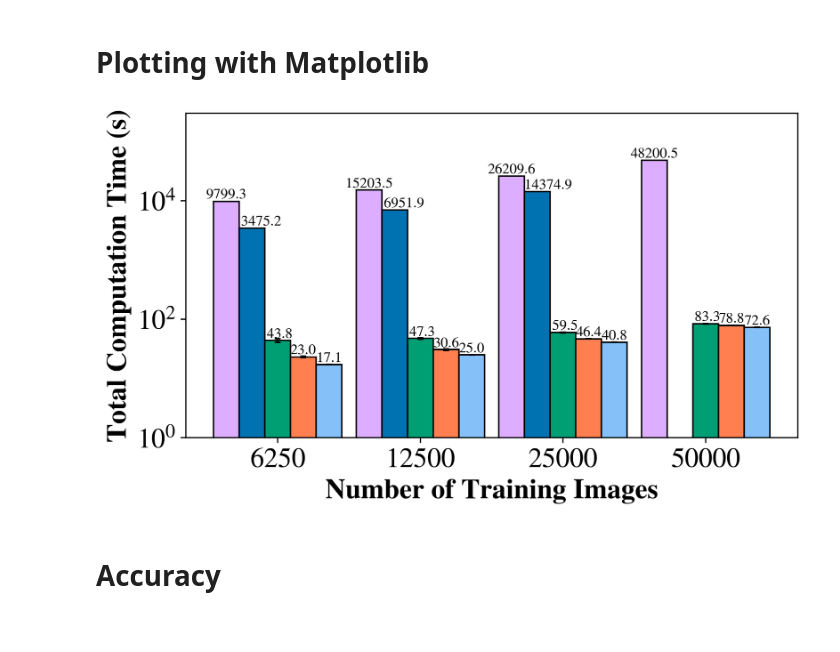
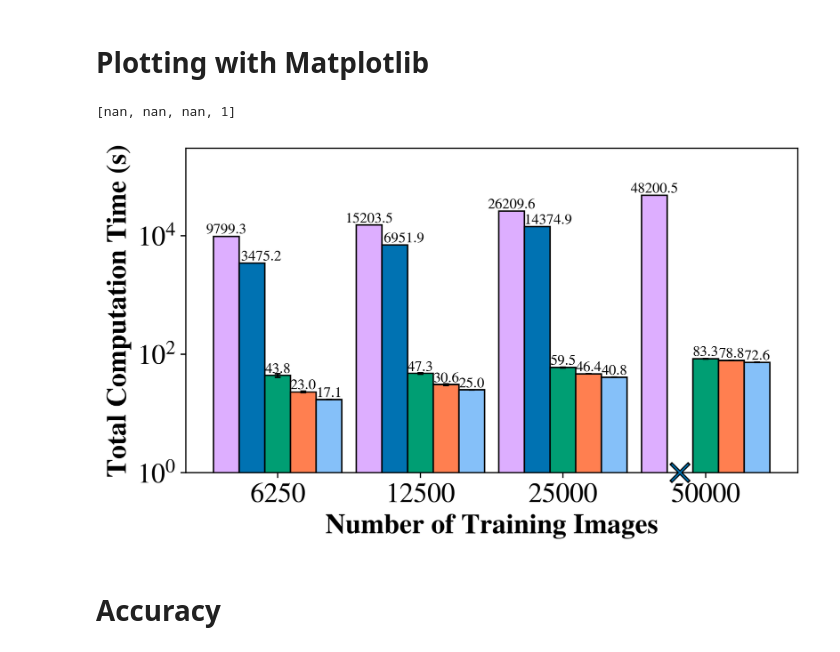
Before and after one commit to Dumplingz/data-pooling-experiments, a Jupyter notebook: data_analysis/cifar_datasize_data_parsing.ipynb, the cells around one changed output. Cells and saved outputs as stored; diff of their text form; code cells hidden in the pictures.

Commit message:
finish plots

```diff
--- a/data_analysis/cifar_datasize_data_parsing.ipynb
+++ b/data_analysis/cifar_datasize_data_parsing.ipynb
@@ -59,8 +59,11 @@ sf_data = pd.read_csv('../secretflow-experiments/cifar_2p_datasize.csv', header=
 # total_duration, batch_size, data_size, accuracy
 sf_data.columns = ['total_duration', 'batch_size', 'data_size', 'accuracy']
 
-mean_sf = sf_data.groupby('data_size')['total_duration'].mean()
-print(mean_sf)
+sf_medians = sf_data.groupby('data_size')['total_duration'].median()
+# append a nan for 50k datasize (oom error)
+sf_medians = sf_medians.reindex(list(sf_medians.index) + [50000])
+sf_medians.loc[50000] = np.nan
+print(sf_medians)
 # %% [output]
 data_size
 6250      3475.223589
@@ -156,6 +160,9 @@ def calculate_x_placements(X_axis, width, n_bars):
 bar_label_font_size = 10
 X_axis = np.arange(4)+1
 width = 0.18
+
+min_y = 1
+max_y = 300000
 
 plt.figure(figsize=(7.5, 4), dpi=320)
 
@@ -173,21 +180,46 @@ crypten_label = map(lambda n: '{0:.1f}'.format(n),mean_crypten)
 plt.bar_label(crypten_bar, crypten_label, fontsize=bar_label_font_size)
 
 # Secretflow
-sf_bar = plt.bar(x=x_placements[1][:-1], width=width, height=mean_sf, label="Secretflow", color='#0072b2')
-plt.bar(x=x_placements[1][:-1], width=width, height=mean_sf,
+sf_bar = plt.bar(x=x_placements[1], width=width, height=sf_medians, label="Secretflow", color='#0072b2')
+plt.bar(x=x_placements[1], width=width, height=sf_medians,
         edgecolor='black',
         error_kw={"elinewidth":1,"capsize":2,"capthick":1},
         color='none'
         )
 # add spaces based on number of digits in label
 def dynamic_space_label(n):
+    if np.isnan(n):
+        return ''
     int_digits = len(str(int(abs(n))))
     # space_per_digit can be 1, 2, or more
     space_per_digit = 1
     total_spaces = int_digits * space_per_digit
     return ' ' * total_spaces + ' {:.1f}'.format(n)
-sf_label = list(map(dynamic_space_label, mean_sf))
+sf_label = list(map(dynamic_space_label, sf_medians))
 plt.bar_label(sf_bar, sf_label, fontsize=bar_label_font_size)
+
+# plot x markers for nan values
+left_x = [float("nan") if not np.isnan(row) else min_y for row in sf_medians]
+print(left_x)
+plt.scatter(x_placements[1], left_x, [165]*4,
+        #    edgecolors='black',
+        #    facecolors = 'black',
+           marker='x',
+           color = "black",
+           zorder=4,
+           clip_on=False,
+           linewidths=2.5,
+            )
+plt.scatter(x_placements[1],left_x, [130]*4,
+        #     edgecolors='black',
+        #     facecolors = 'black',
+            marker='x',
+            color = "#0072b2",
+            zorder=5,
+            clip_on=False,
+            linewidths=1,
+            )
+
 
 # NVFlare
 nvflare_bar = plt.bar(x=x_placements[2], width=width, height=nvflare_medians, label="NVFlare", color='#009E73')
@@ -209,35 +241,36 @@ plt.bar(x=x_placements[3], width=width, height=ds_medians, yerr=ds_stdevs,
 ds_label = map(lambda n: '{0:.1f}'.format(n),ds_medians)
 plt.bar_label(ds_bar, ds_label, fontsize=bar_label_font_size)
 
 # Torch
 torch_bar = plt.bar(x=x_placements[4], width=width, height=torch_medians, label="Torch", color='#85C0F9')
 plt.bar(x=x_placements[4], width=width, height=torch_medians,
         yerr=torch_stdev,
         edgecolor='black',
         error_kw={"elinewidth":1,"capsize":2,"capthick":1},
         color='none'
         )
 torch_label = map(lambda n: '{0:.1f}'.format(n),torch_medians)
 plt.bar_label(torch_bar, torch_label, fontsize=bar_label_font_size)
 
 
 plt.yscale('log')
-plt.ylim(1, 300000)
+plt.ylim(min_y, max_y)
 
 plt.xlabel("Number of Training Images", fontweight="bold")
 plt.ylabel("Total Computation Time (s)", fontweight="bold")
 # plt.title("Basic NN Training Time on FashionMNIST")
 # plt.legend(ncol=4, loc='upper left')
 
 
 
 plt.xticks(X_axis, ["6250", "12500", "25000", "50000"])
 
 plt.savefig("datasize_cifar_nn.pdf", bbox_inches='tight')
 
 plt.show()
 # %% [output]
+[nan, nan, nan, 1]
-[figure, old version]
+[figure, new version]
 # %% [markdown]
 # Accuracy
 # %% [markdown]
```
Also changed, not shown: parts of 1 cell of this notebook, 5 other files.
